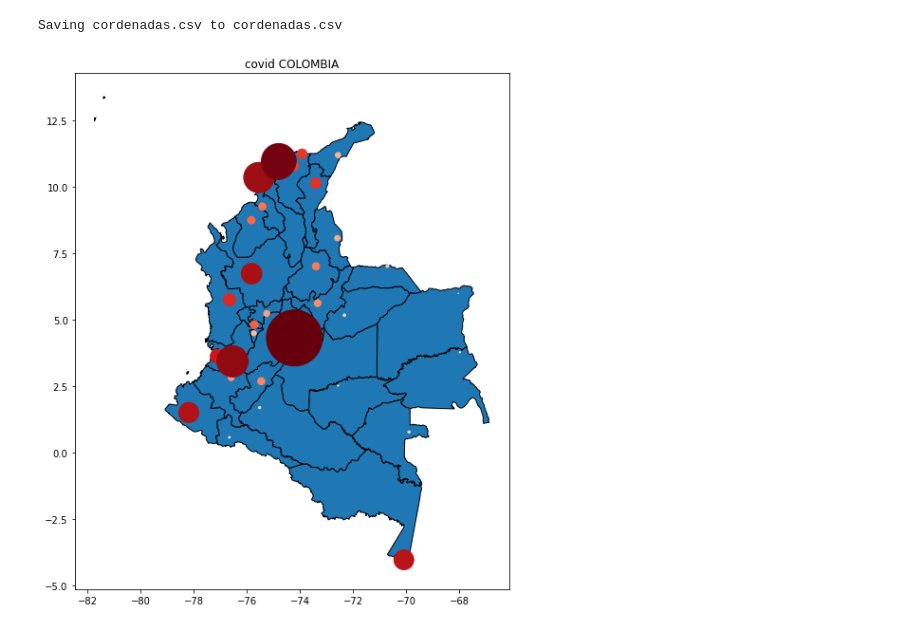
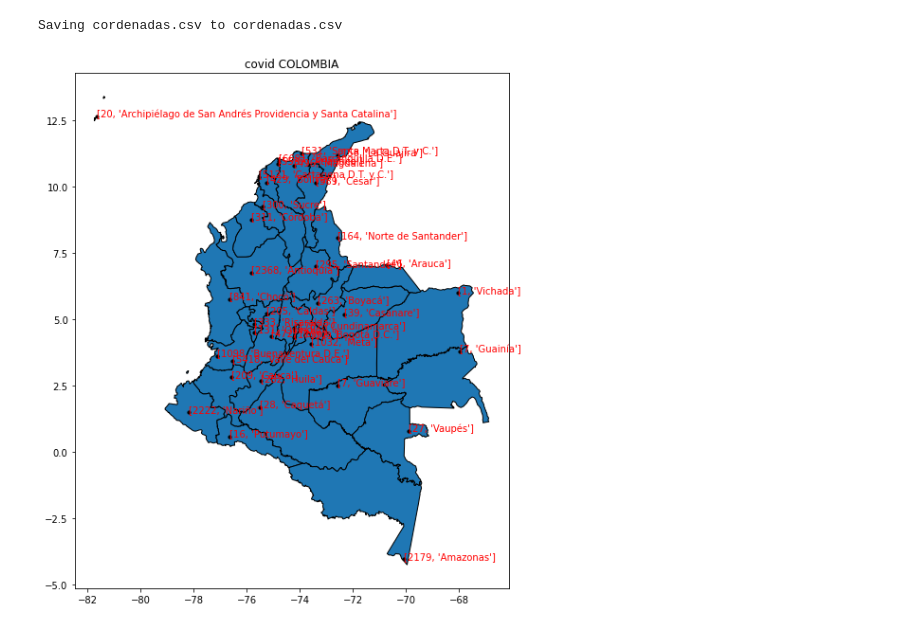
Before and after one commit to karloxkronfeld/covid19, a Jupyter notebook: mapaCovidColombia.ipynb, the cells around one changed output. Saved outputs shown, nothing was run; the diff lists cells and outputs as text; code cells hidden in the pictures.

```diff
--- a/mapaCovidColombia.ipynb
+++ b/mapaCovidColombia.ipynb
@@ -24,10 +24,10 @@ covid_colombia=covid_colombia.drop(36028,0).reset_index(drop=True)
 covid_colombia["latitud"]=covid_colombia['Código DIVIPOLA'].map(latitudes)
 covid_colombia["longitud"]=covid_colombia['Código DIVIPOLA'].map(longitudes)
 # %%
-covid_deptos=covid_colombia.iloc[:,[4,15,-1,-2]]
-covid_deptos.columns=["depto","fecha","lon","lat"]
+covid_deptos=covid_colombia.iloc[:,[4,15,-4,-1,-2]]
+covid_deptos.columns=["depto","fecha","codigo","lon","lat"]
 # %%
-casos_depto=covid_deptos.groupby("depto")["fecha"].count().reset_index(name="casos")
+casos_depto=covid_deptos.groupby(["depto","codigo"])["fecha"].count().reset_index(name="casos")
 casos_depto["lon"]=covid_deptos.groupby("depto")["lon"].mean().values
 casos_depto["lat"]=covid_deptos.groupby("depto")["lat"].mean().values
 casos_depto=casos_depto.sort_values("casos")
@@ -39,11 +39,14 @@ from pylab import *
 # %%
 geocol="https://gist.githubusercontent.com/john-guerra/43c7656821069d00dcbc/raw/3aadedf47badbdac823b00dbe259f6bc6d9e1899/colombia.geo.json"
 geocol=gpd.read_file(geocol)
+geocol.DPTO=geocol.DPTO.astype(int)
 # %%
 geocol.plot(figsize=(10,10),edgecolor="k")
-scatter(casos_depto.lon,casos_depto.lat,s=casos_depto.casos*0.2,cmap="Reds",c=np.linspace(0,1,37))
+scatter(casos_depto.lon,casos_depto.lat,s=10,c="k")
+for i in range(len(casos_depto)):
+  text(casos_depto.lon[i],casos_depto.lat[i],s=[casos_depto.casos[i],casos_depto.depto[i]],color="red")
 title("covid COLOMBIA")
 # axis("off")
 show()
 # %% [output]
-[figure, old version]
+[figure, new version]
```
Also changed, not shown: parts of 10 cells of this notebook.
